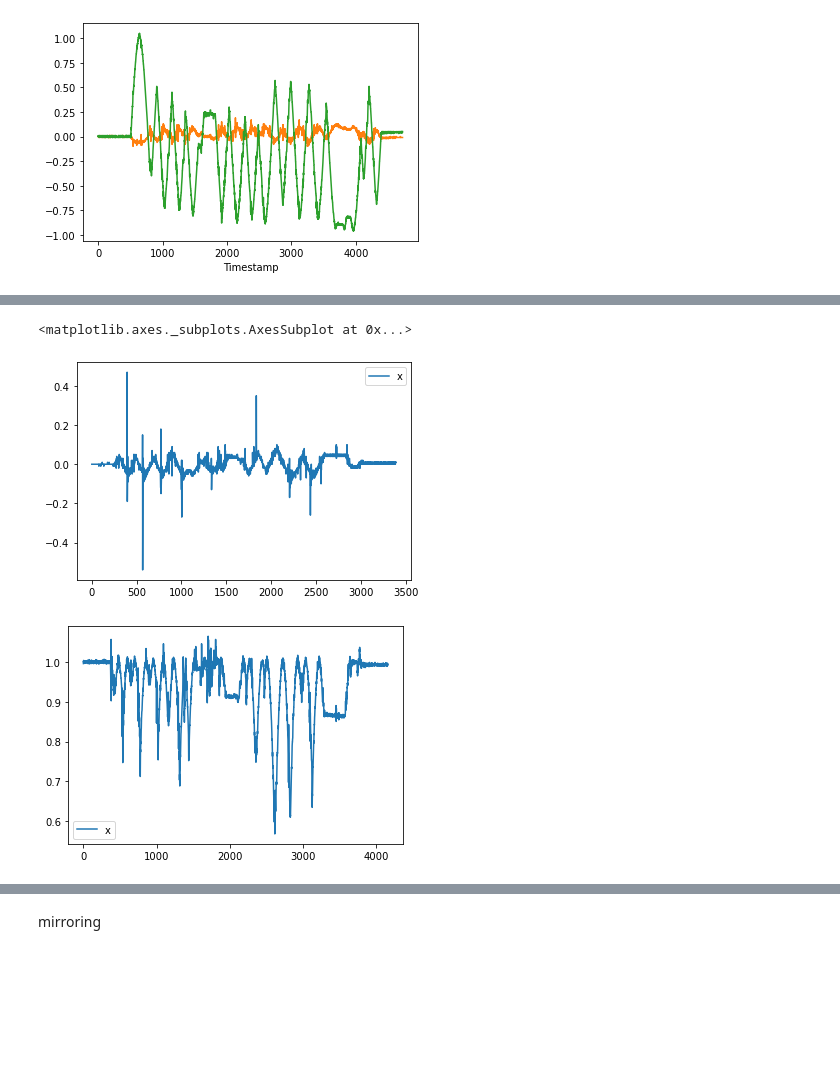
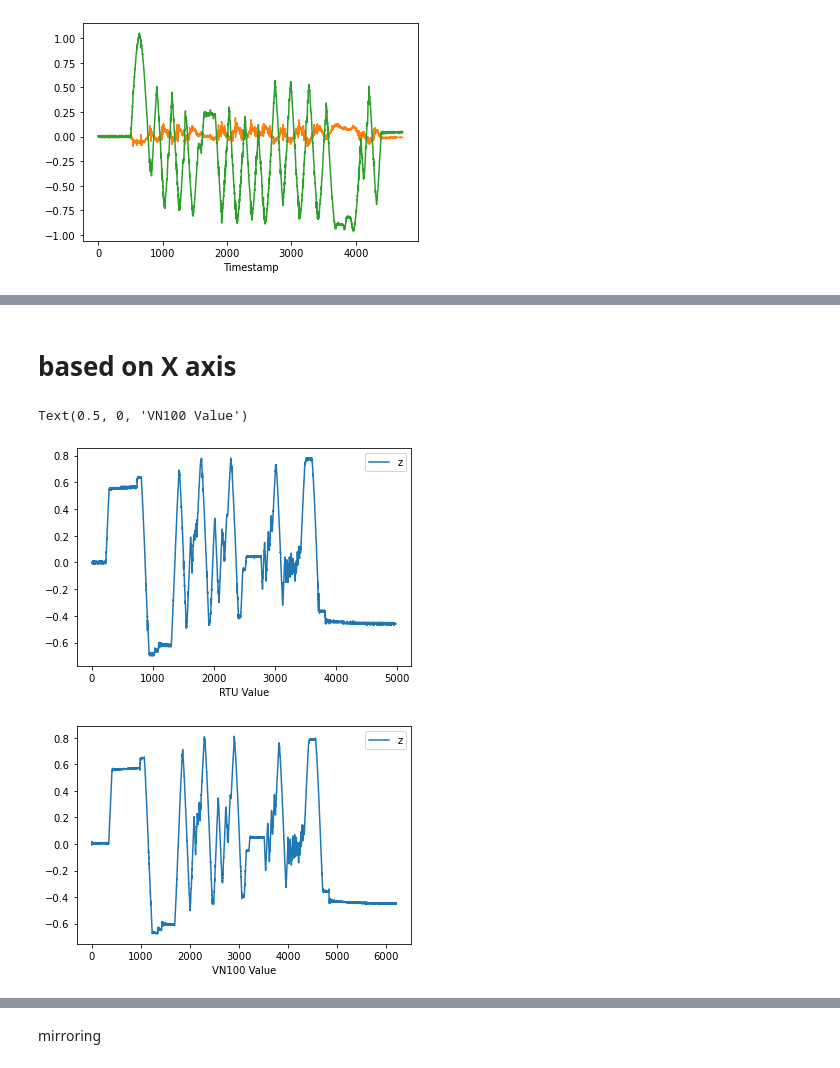
Before and after one commit to wianoski/lcs-bridge, a Jupyter notebook: RTU/fix_RTU01/rec acc/rec acc.ipynb, the cells around one changed output, grey strips where cells are left out. Cells and saved outputs as stored; diff of their text form; code cells hidden in the pictures; blank space fills up the shorter version.

```diff
--- a/RTU/fix_RTU01/rec acc/rec acc.ipynb
+++ b/RTU/fix_RTU01/rec acc/rec acc.ipynb
@@ -44,11 +58,21 @@ plt.show()
+# %% [markdown]
+# based on X axis
+# %%
+df = pd.read_csv('save-LOG_8.csv')
+data = df.plot(y='z')
+data.set_xlabel("RTU Value")
+
+df1 = pd.read_csv('test2_4.csv')
+data1 = df1.plot(y='z')
+data1.set_xlabel("VN100 Value")
+# %% [output]
+Text(0.5, 0, 'VN100 Value')
+[figure, added]
+[figure, added]
 # %%
 import pandas as pd
 
 df = pd.read_csv('save-LOG_6.csv')
-df.plot(y='x')
+# df.plot(y='x')
 df1 = pd.read_csv('test2_2.csv')
-df1.plot(y='x')
+# df1.plot(y='x')
-# %% [output]
-<matplotlib.axes._subplots.AxesSubplot at 0x...>
-[figure, removed]
-[figure, removed]
```
Also changed, not shown: parts of 4 cells of this notebook.
